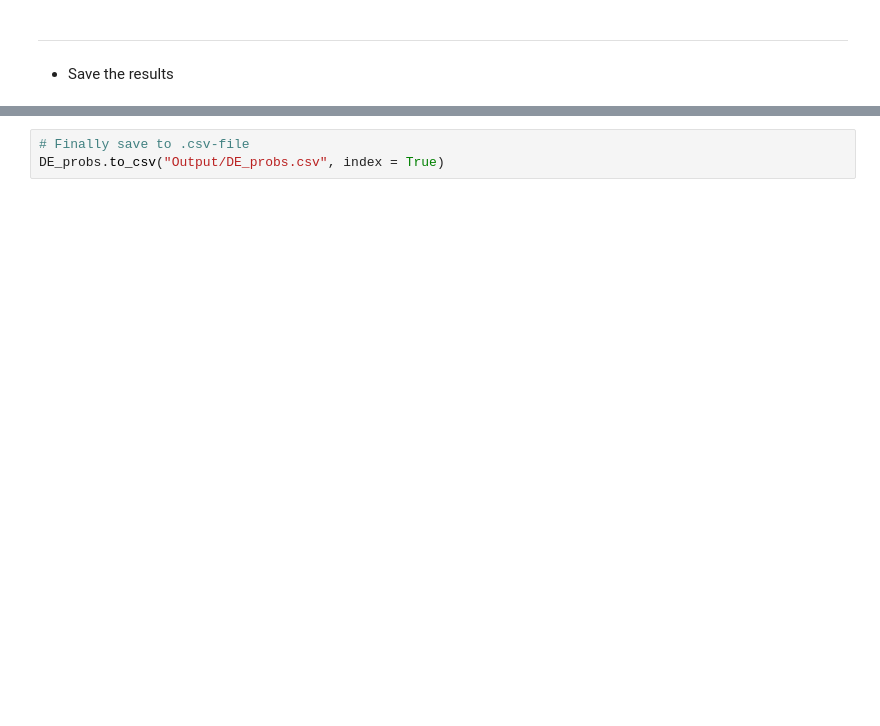
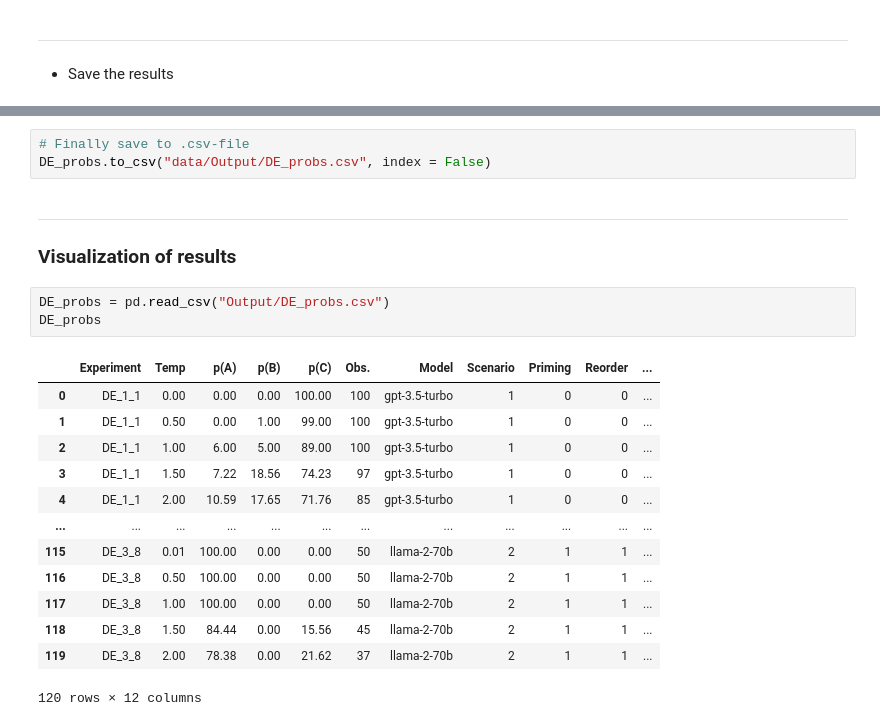
Before and after one commit to MariusDSPM/Data-Science-Project, a Jupyter notebook: Decoy Effect.ipynb, the cells around one changed output, grey strips where cells are left out. Drawn from its saved outputs; the diff is of its cells as text; blank space fills up the shorter version.

Commit message:
Added visualizaton and unified results

```diff
--- a/Decoy Effect.ipynb
+++ b/Decoy Effect.ipynb
@@ -1266,3 +883,24 @@ DE_probs
 # %%
 # Finally save to .csv-file
-DE_probs.to_csv("Output/DE_probs.csv", index = True)
+DE_probs.to_csv("data/Output/DE_probs.csv", index = False)
+# %% [markdown]
+---
+
+### Visualization of results
+# %%
+DE_probs = pd.read_csv("Output/DE_probs.csv")
+DE_probs
+# %% [output]
+|  | Experiment | Temp | p(A) | p(B) | p(C) | Obs. | Model | Scenario | Priming | Reorder | ... |
+| 0 | DE_1_1 | 0.00 | 0.00 | 0.00 | 100.00 | 100 | gpt-3.5-turbo | 1 | 0 | 0 | ... |
+| 1 | DE_1_1 | 0.50 | 0.00 | 1.00 | 99.00 | 100 | gpt-3.5-turbo | 1 | 0 | 0 | ... |
+| 2 | DE_1_1 | 1.00 | 6.00 | 5.00 | 89.00 | 100 | gpt-3.5-turbo | 1 | 0 | 0 | ... |
+| 3 | DE_1_1 | 1.50 | 7.22 | 18.56 | 74.23 | 97 | gpt-3.5-turbo | 1 | 0 | 0 | ... |
+| 4 | DE_1_1 | 2.00 | 10.59 | 17.65 | 71.76 | 85 | gpt-3.5-turbo | 1 | 0 | 0 | ... |
+| ... | ... | ... | ... | ... | ... | ... | ... | ... | ... | ... | ... |
+| 115 | DE_3_8 | 0.01 | 100.00 | 0.00 | 0.00 | 50 | llama-2-70b | 2 | 1 | 1 | ... |
+| 116 | DE_3_8 | 0.50 | 100.00 | 0.00 | 0.00 | 50 | llama-2-70b | 2 | 1 | 1 | ... |
+| 117 | DE_3_8 | 1.00 | 100.00 | 0.00 | 0.00 | 50 | llama-2-70b | 2 | 1 | 1 | ... |
+| 118 | DE_3_8 | 1.50 | 84.44 | 0.00 | 15.56 | 45 | llama-2-70b | 2 | 1 | 1 | ... |
+| 119 | DE_3_8 | 2.00 | 78.38 | 0.00 | 21.62 | 37 | llama-2-70b | 2 | 1 | 1 | ... |
+120 rows × 12 columns
```
Also changed, not shown: parts of 40 cells of this notebook.
